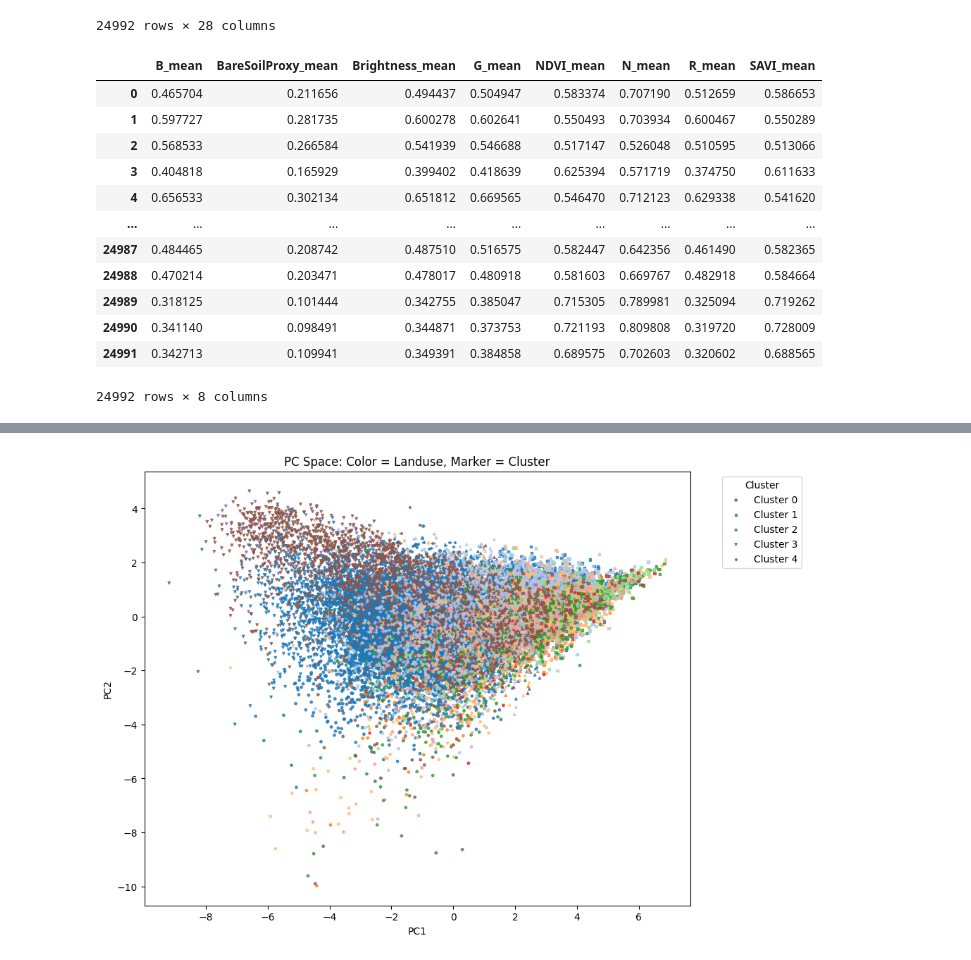
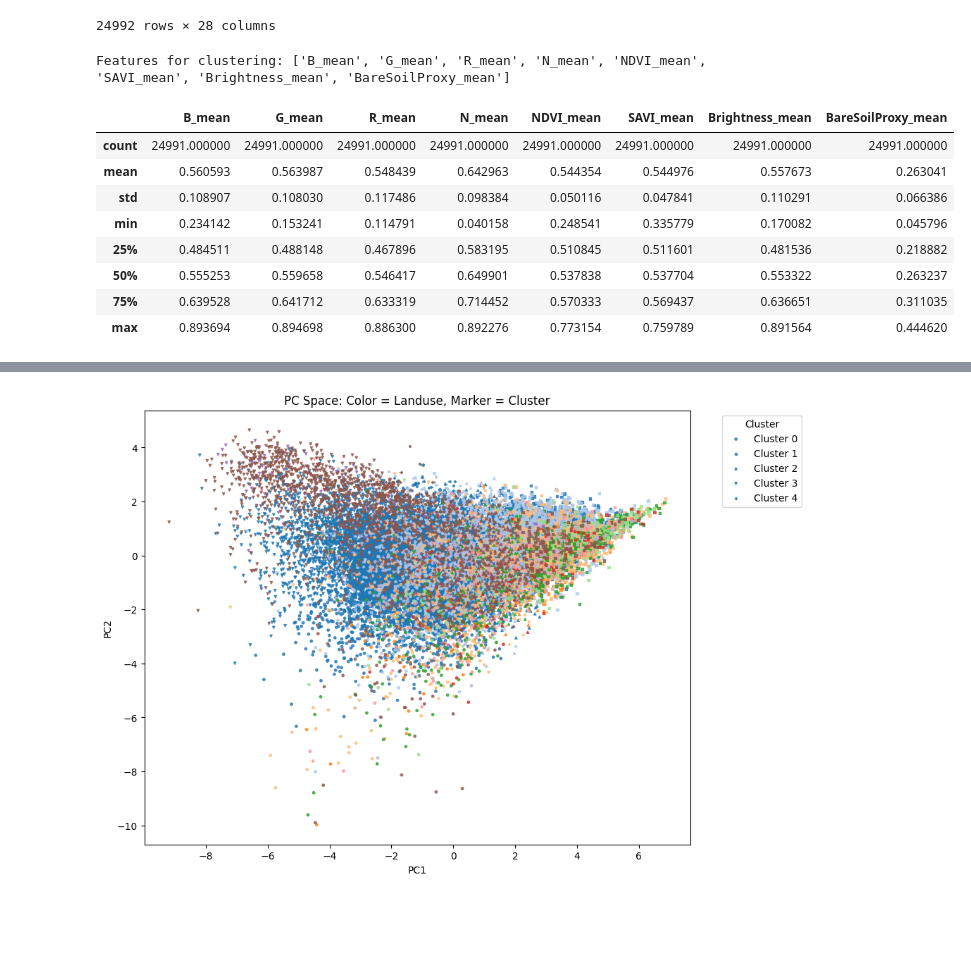
Before and after one commit to poltergeistjoya/Vacant_Lot_Detection, a Jupyter notebook: EDA/clean.ipynb, the cells around one changed output, grey strips where cells are left out. Saved outputs shown, nothing was run; the diff lists cells and outputs as text; code cells hidden in the pictures; blank space fills up the shorter version.

Commit message:
first config attempt

```diff
--- a/EDA/clean.ipynb
+++ b/EDA/clean.ipynb
@@ -19,9 +26,11 @@ from naip import calculate_spectral_indices
 # %%
 memory = Memory(Path("cache"), verbose=0)
-CONFIG_PATH = "../config.yaml"
-CONFIG = load_config(CONFIG_PATH)
+
+# Load city config (contains all settings including GCP)
+CONFIG = load_city_config("nyc", config_dir=REPO_ROOT / "config")
+print(f"Loaded config for: {CONFIG.city_name}")
 
 # gcs client
 client = storage.Client()
-bucket = client.bucket(CONFIG.GCP.BUCKET)
+bucket = client.bucket(CONFIG.gcp.bucket)
 # %% [output]
@@ -34,11 +46,11 @@ init_gee(CONFIG.GCP)
 # %%
 """
-- Load MapPLUTO (NYC) 22023 v3 -- fall matches with NAIP
+- Load MapPLUTO (NYC) 2022 v3 -- fall matches with NAIP
 - Calculate perimeter of lot
 - Subset by area for EDA: 2000 < Shape_Area < 16000
 - Sample vacant (LandUse 11) up to 8%
 - Convert CRS: (NYC ft) EPSG:2263 --> (WGS84) EPSG:4326
 """
-mappluto_22_path = REPO_ROOT / Path(CONFIG.DATA.DIR) / CONFIG.DATA.NYC_MAPPLUTO
-mappluto_22_gdf, sampled_gdf = load_and_sample(mappluto_22_path, layer="MapPLUTO_22v3_clipped")
+mappluto_22_path = CONFIG.get_parcel_path(REPO_ROOT)
+mappluto_22_gdf, sampled_gdf = load_and_sample(mappluto_22_path, layer=CONFIG.parcel.layer)
 # %% [output]
@@ -321,20 +225,19 @@ merged_df
 | 24991 | 0000000000000000619f | 5.063320e+09 | 0.342713 | 0.337255 | 0.024792 | 0.109941 | 0.098094 | ... |
 24992 rows × 28 columns
 # %%
-mean_cols = [c for c in merged_df.columns if c.endswith("_mean")]
-X = merged_df[mean_cols].copy()
-X
+# Preview the spectral features that will be used for clustering
+# (The actual feature extraction is handled by the analysis module)
+feature_cols = CONFIG.clustering.features if CONFIG.clustering else [c for c in merged_df.columns if c.endswith("_mean")]
+print(f"Features for clustering: {feature_cols}")
+merged_df[feature_cols].describe()
 # %% [output]
+Features for clustering: ['B_mean', 'G_mean', 'R_mean', 'N_mean', 'NDVI_mean', 'SAVI_mean', 'Brightness_mean', 'BareSoilProxy_mean']
-|  | B_mean | BareSoilProxy_mean | Brightness_mean | G_mean | NDVI_mean | N_mean | R_mean | SAVI_mean |
-| 0 | 0.465704 | 0.211656 | 0.494437 | 0.504947 | 0.583374 | 0.707190 | 0.512659 | 0.586653 |
-| 1 | 0.597727 | 0.281735 | 0.600278 | 0.602641 | 0.550493 | 0.703934 | 0.600467 | 0.550289 |
-| 2 | 0.568533 | 0.266584 | 0.541939 | 0.546688 | 0.517147 | 0.526048 | 0.510595 | 0.513066 |
-| 3 | 0.404818 | 0.165929 | 0.399402 | 0.418639 | 0.625394 | 0.571719 | 0.374750 | 0.611633 |
-| 4 | 0.656533 | 0.302134 | 0.651812 | 0.669565 | 0.546470 | 0.712123 | 0.629338 | 0.541620 |
-| ... | ... | ... | ... | ... | ... | ... | ... | ... |
-| 24987 | 0.484465 | 0.208742 | 0.487510 | 0.516575 | 0.582447 | 0.642356 | 0.461490 | 0.582365 |
-| 24988 | 0.470214 | 0.203471 | 0.478017 | 0.480918 | 0.581603 | 0.669767 | 0.482918 | 0.584664 |
-| 24989 | 0.318125 | 0.101444 | 0.342755 | 0.385047 | 0.715305 | 0.789981 | 0.325094 | 0.719262 |
-| 24990 | 0.341140 | 0.098491 | 0.344871 | 0.373753 | 0.721193 | 0.809808 | 0.319720 | 0.728009 |
-| 24991 | 0.342713 | 0.109941 | 0.349391 | 0.384858 | 0.689575 | 0.702603 | 0.320602 | 0.688565 |
+|  | B_mean | G_mean | R_mean | N_mean | NDVI_mean | SAVI_mean | Brightness_mean | BareSoilProxy_mean |
+| count | 24991.000000 | 24991.000000 | 24991.000000 | 24991.000000 | 24991.000000 | 24991.000000 | 24991.000000 | 24991.000000 |
+| mean | 0.560593 | 0.563987 | 0.548439 | 0.642963 | 0.544354 | 0.544976 | 0.557673 | 0.263041 |
+| std | 0.108907 | 0.108030 | 0.117486 | 0.098384 | 0.050116 | 0.047841 | 0.110291 | 0.066386 |
+| min | 0.234142 | 0.153241 | 0.114791 | 0.040158 | 0.248541 | 0.335779 | 0.170082 | 0.045796 |
+| 25% | 0.484511 | 0.488148 | 0.467896 | 0.583195 | 0.510845 | 0.511601 | 0.481536 | 0.218882 |
+| 50% | 0.555253 | 0.559658 | 0.546417 | 0.649901 | 0.537838 | 0.537704 | 0.553322 | 0.263237 |
+| 75% | 0.639528 | 0.641712 | 0.633319 | 0.714452 | 0.570333 | 0.569437 | 0.636651 | 0.311035 |
+| max | 0.893694 | 0.894698 | 0.886300 | 0.892276 | 0.773154 | 0.759789 | 0.891564 | 0.444620 |
-24992 rows × 8 columns
```
Also changed, not shown: parts of 40 cells of this notebook, 8 other files.
